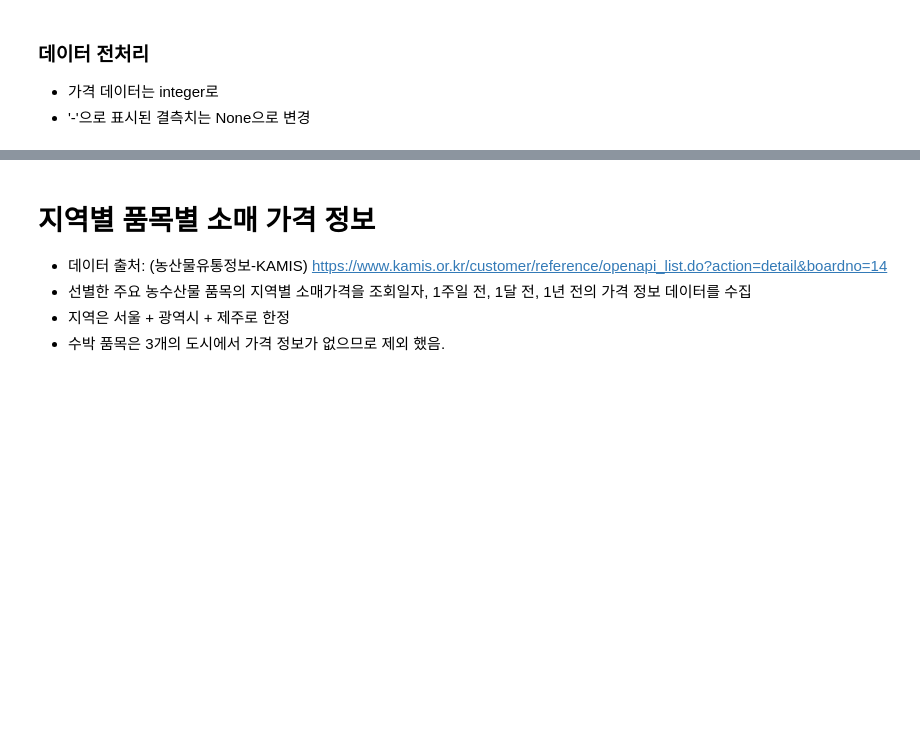
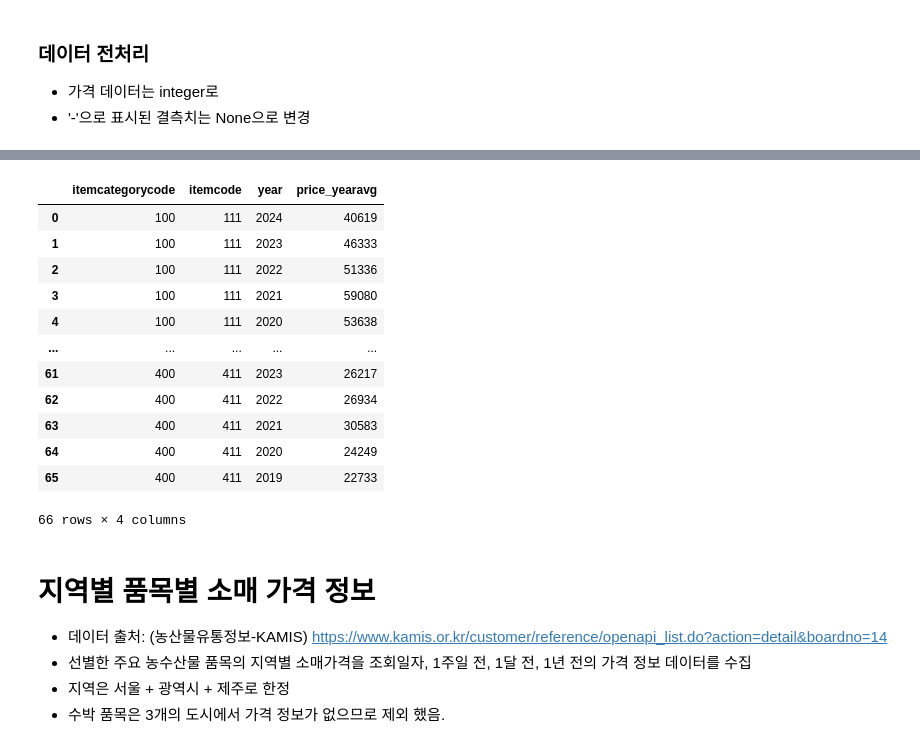
Before and after one commit to 4ward-Team4/consumer-trend, a Jupyter notebook: food_extract/food_etl.ipynb, the cells around one changed output, grey strips where cells are left out. Cells and saved outputs as stored; diff of their text form; code cells hidden in the pictures; blank space fills up the shorter version.

```diff
--- a/food_extract/food_etl.ipynb
+++ b/food_extract/food_etl.ipynb
@@ -259,3 +332,27 @@ df_monthly_item_prices
+# %%
+def preprocessing_yearavg(df):
+    df['price_yearavg'] = df["price_yearavg"].replace('-', None)
+    df['price_yearavg'] = df["price_yearavg"].replace(',', '', regex=True)
+    df['price_yearavg'] = df["price_yearavg"].astype('Int64')
+
+    return df
+# %%
+df_yearavg_item_prices = preprocessing_yearavg(df_yearavg_item_prices)
+df_yearavg_item_prices
+# %% [output]
+|  | itemcategorycode | itemcode | year | price_yearavg |
+| 0 | 100 | 111 | 2024 | 40619 |
+| 1 | 100 | 111 | 2023 | 46333 |
+| 2 | 100 | 111 | 2022 | 51336 |
+| 3 | 100 | 111 | 2021 | 59080 |
+| 4 | 100 | 111 | 2020 | 53638 |
+| ... | ... | ... | ... | ... |
+| 61 | 400 | 411 | 2023 | 26217 |
+| 62 | 400 | 411 | 2022 | 26934 |
+| 63 | 400 | 411 | 2021 | 30583 |
+| 64 | 400 | 411 | 2020 | 24249 |
+| 65 | 400 | 411 | 2019 | 22733 |
+66 rows × 4 columns
 # %% [markdown]
 # 지역별 품목별 소매 가격 정보
 * 데이터 출처: (농산물유통정보-KAMIS) https://www.kamis.or.kr/customer/reference/openapi_list.do?action=detail&boardno=14
```
Also changed, not shown: parts of 13 cells of this notebook.
